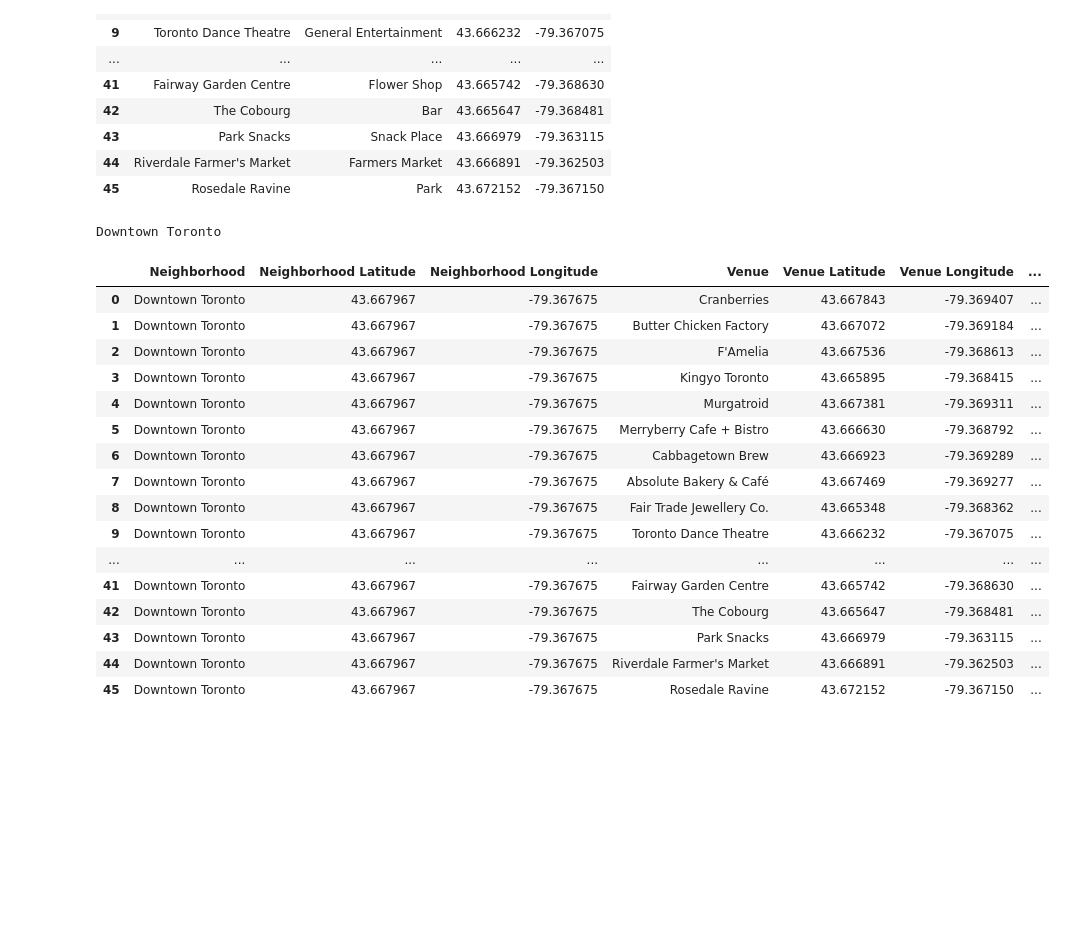
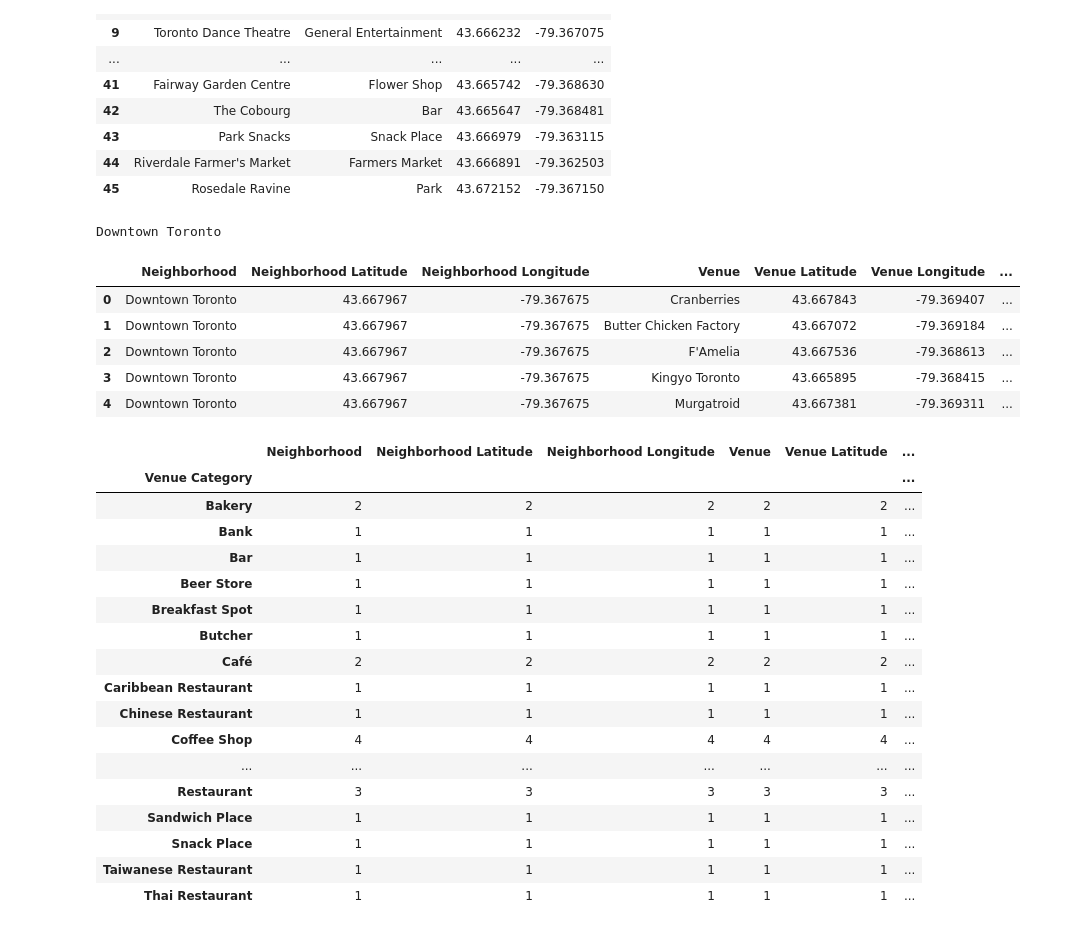
Before and after one commit to SathizShannmugam/Coursera_Capstone, a Jupyter notebook: Neighborhoods-in-Toronto.ipynb, the cells around one changed output. Drawn from its saved outputs; the diff is of its cells as text; code cells hidden in the pictures; blank space fills up the shorter version.

```diff
--- a/Neighborhoods-in-Toronto.ipynb
+++ b/Neighborhoods-in-Toronto.ipynb
@@ -328,25 +309,35 @@ def getNearbyVenues(names, latitudes, longitudes, radius=500):
 # %%
 downtown_venues = getNearbyVenues( names=m4x_df['Borough'],
                                    latitudes=m4x_df['Latitude'],
                                    longitudes=m4x_df['Longitude']
                                   )
-downtown_venues
+downtown_venues.head()
 # %% [output]
 Downtown Toronto
 |  | Neighborhood | Neighborhood Latitude | Neighborhood Longitude | Venue | Venue Latitude | Venue Longitude | ... |
 | 0 | Downtown Toronto | 43.667967 | -79.367675 | Cranberries | 43.667843 | -79.369407 | ... |
 | 1 | Downtown Toronto | 43.667967 | -79.367675 | Butter Chicken Factory | 43.667072 | -79.369184 | ... |
 | 2 | Downtown Toronto | 43.667967 | -79.367675 | F'Amelia | 43.667536 | -79.368613 | ... |
 | 3 | Downtown Toronto | 43.667967 | -79.367675 | Kingyo Toronto | 43.665895 | -79.368415 | ... |
 | 4 | Downtown Toronto | 43.667967 | -79.367675 | Murgatroid | 43.667381 | -79.369311 | ... |
-| 5 | Downtown Toronto | 43.667967 | -79.367675 | Merryberry Cafe + Bistro | 43.666630 | -79.368792 | ... |
-| 6 | Downtown Toronto | 43.667967 | -79.367675 | Cabbagetown Brew | 43.666923 | -79.369289 | ... |
-| 7 | Downtown Toronto | 43.667967 | -79.367675 | Absolute Bakery & Café | 43.667469 | -79.369277 | ... |
-| 8 | Downtown Toronto | 43.667967 | -79.367675 | Fair Trade Jewellery Co. | 43.665348 | -79.368362 | ... |
-| 9 | Downtown Toronto | 43.667967 | -79.367675 | Toronto Dance Theatre | 43.666232 | -79.367075 | ... |
-| ... | ... | ... | ... | ... | ... | ... | ... |
-| 41 | Downtown Toronto | 43.667967 | -79.367675 | Fairway Garden Centre | 43.665742 | -79.368630 | ... |
-| 42 | Downtown Toronto | 43.667967 | -79.367675 | The Cobourg | 43.665647 | -79.368481 | ... |
-| 43 | Downtown Toronto | 43.667967 | -79.367675 | Park Snacks | 43.666979 | -79.363115 | ... |
-| 44 | Downtown Toronto | 43.667967 | -79.367675 | Riverdale Farmer's Market | 43.666891 | -79.362503 | ... |
-| 45 | Downtown Toronto | 43.667967 | -79.367675 | Rosedale Ravine | 43.672152 | -79.367150 | ... |
+# %%
+downtown_venues.groupby('Venue Category').count()
+# %% [output]
+|  | Neighborhood | Neighborhood Latitude | Neighborhood Longitude | Venue | Venue Latitude | ... |
+| Venue Category |  |  |  |  |  | ... |
+| Bakery | 2 | 2 | 2 | 2 | 2 | ... |
+| Bank | 1 | 1 | 1 | 1 | 1 | ... |
+| Bar | 1 | 1 | 1 | 1 | 1 | ... |
+| Beer Store | 1 | 1 | 1 | 1 | 1 | ... |
+| Breakfast Spot | 1 | 1 | 1 | 1 | 1 | ... |
+| Butcher | 1 | 1 | 1 | 1 | 1 | ... |
+| Café | 2 | 2 | 2 | 2 | 2 | ... |
+| Caribbean Restaurant | 1 | 1 | 1 | 1 | 1 | ... |
+| Chinese Restaurant | 1 | 1 | 1 | 1 | 1 | ... |
+| Coffee Shop | 4 | 4 | 4 | 4 | 4 | ... |
+| ... | ... | ... | ... | ... | ... | ... |
+| Restaurant | 3 | 3 | 3 | 3 | 3 | ... |
+| Sandwich Place | 1 | 1 | 1 | 1 | 1 | ... |
+| Snack Place | 1 | 1 | 1 | 1 | 1 | ... |
+| Taiwanese Restaurant | 1 | 1 | 1 | 1 | 1 | ... |
+| Thai Restaurant | 1 | 1 | 1 | 1 | 1 | ... |
```
Also changed, not shown: parts of 1 cell of this notebook.
